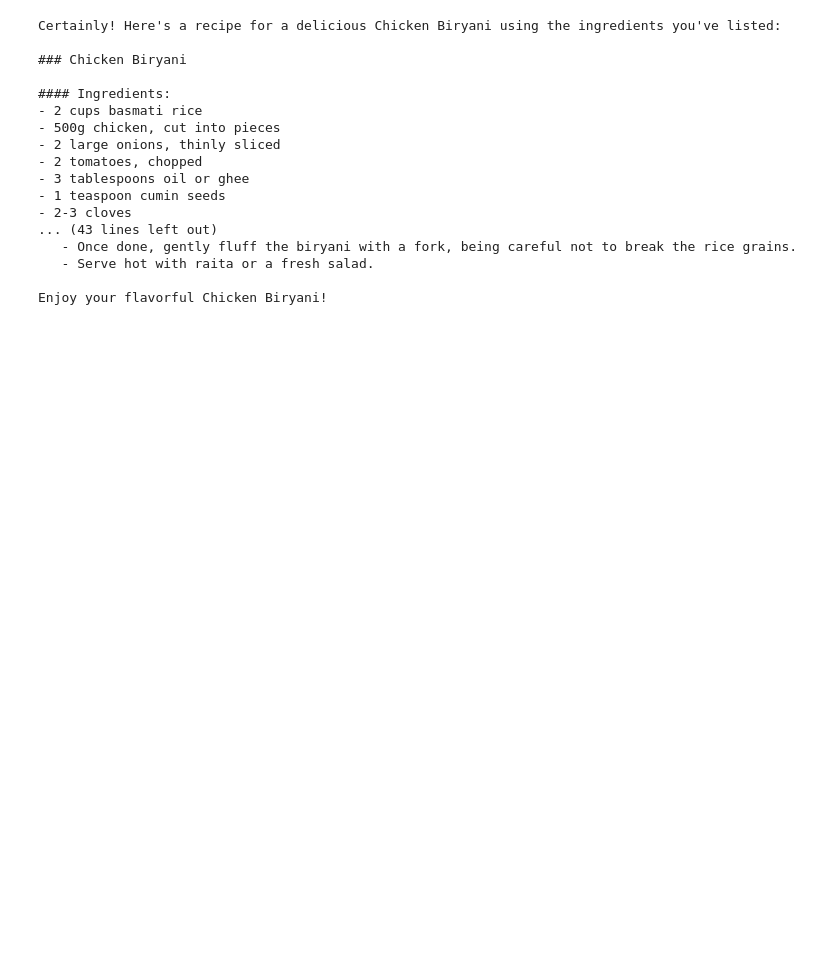
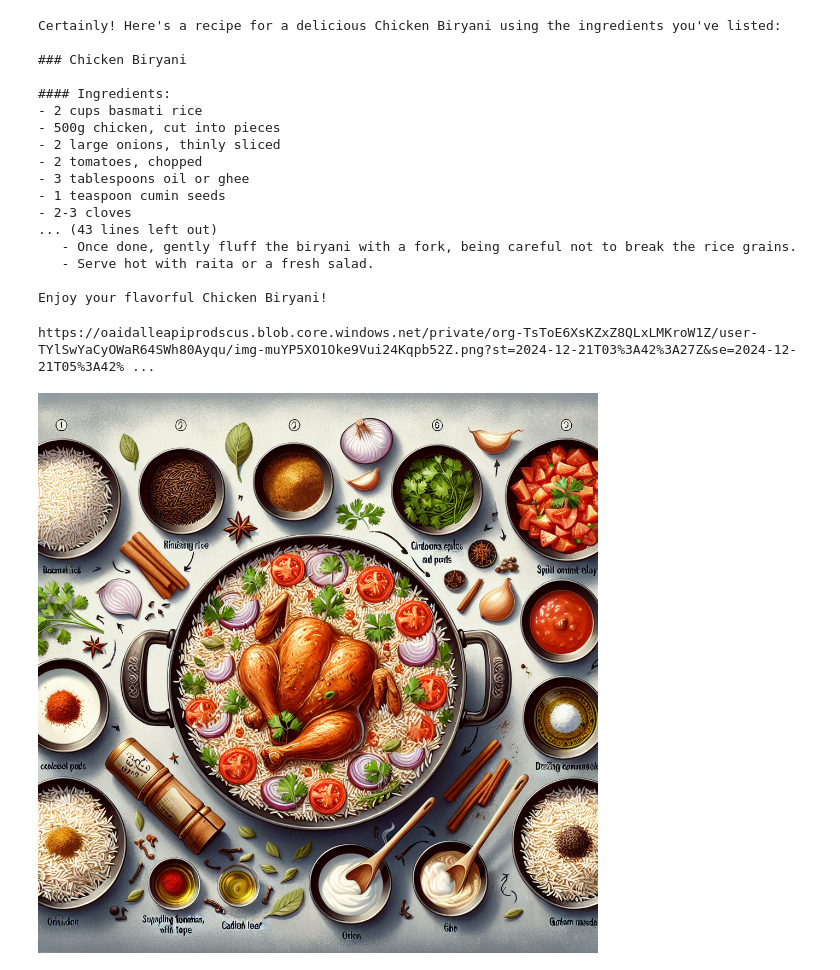
Before and after one commit to SuperDataScience-Community-Projects/SDS-CP017-ai-recipe-wizard, a Jupyter notebook: notebooks/jothi-thondiraj/test_openai_models.ipynb, the cells around one changed output. Saved outputs shown, nothing was run; the diff lists cells and outputs as text; code cells hidden in the pictures; blank space fills up the shorter version.

Commit message:
adding the image generation part

```diff
--- a/notebooks/jothi-thondiraj/test_openai_models.ipynb
+++ b/notebooks/jothi-thondiraj/test_openai_models.ipynb
@@ -42,3 +46,35 @@ Certainly! Here's a recipe for a delicious Chicken Biryani using the ingredients
    - Serve hot with raita or a fresh salad.
 
 Enjoy your flavorful Chicken Biryani!
+# %%
+response = client.images.generate(
+    model="dall-e-3",
+    prompt=response.content,
+    size="1024x1024",
+    quality="standard",
+    n=1,
+)
+
+print(response.data[0].url)
+# %% [output]
+https://oaidalleapiprodscus.blob.core.windows.net/private/org-TsToE6XsKZxZ8QLxLMKroW1Z/user-TYlSwYaCyOWaR64SWh80Ayqu/img-muYP5XO1Oke9Vui24Kqpb52Z.png?st=2024-12-21T03%3A42%3A27Z&se=2024-12-21T05%3A42% ...
+# %%
+image_url = response.data[0].url
+# %%
+import requests
+image_response = requests.get(image_url)
+# %%
+from PIL import Image
+from io import BytesIO
+from IPython.display import display
+
+if image_response.status_code == 200:
+    # Load the image into a PIL object
+    image = Image.open(BytesIO(image_response.content))
+
+    # Display the image in the notebook
+    display(image)
+else:
+    print(f"Failed to download the image. Status code: {image_response.status_code}")
+# %% [output]
+[figure, added]
```
Also changed, not shown: parts of 1 cell of this notebook.
